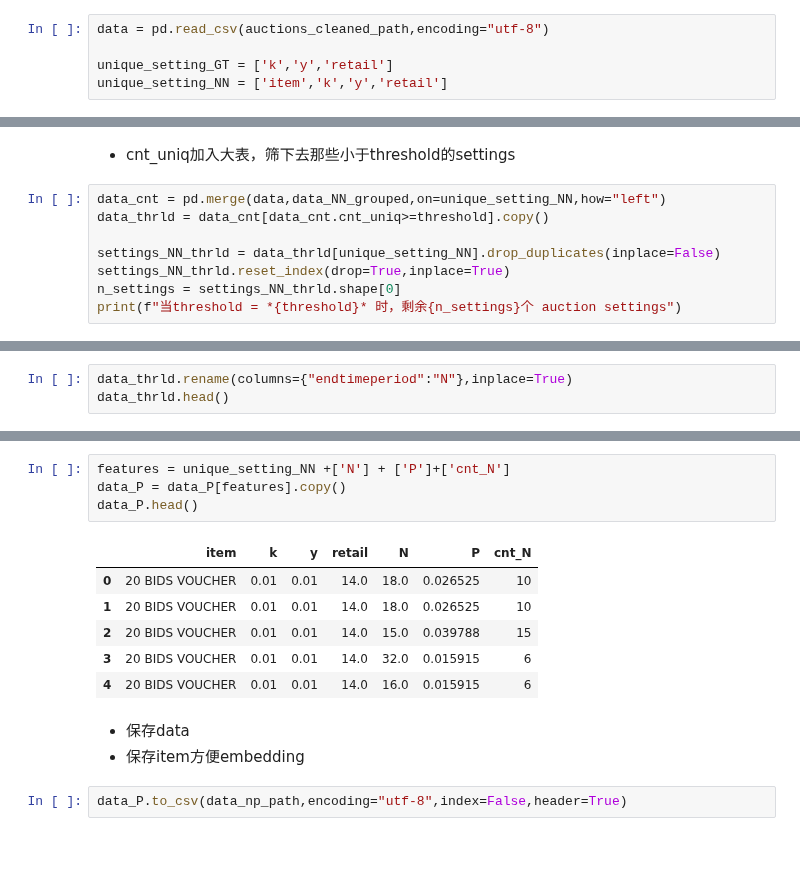
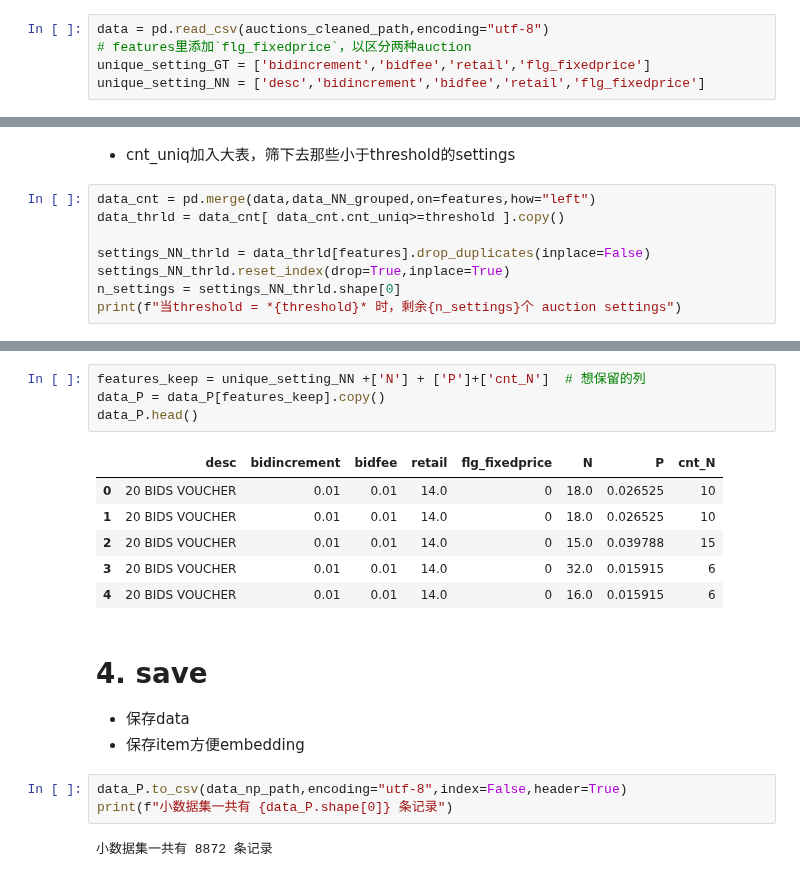
Before and after one commit to 2016317200329/PAProj, a Jupyter notebook: data_handler/large_data_cal_np.ipynb, the cells around one changed output, grey strips where cells are left out. Saved outputs shown, nothing was run; the diff lists cells and outputs as text; blank space fills up the shorter version.

```diff
--- a/data_handler/large_data_cal_np.ipynb
+++ b/data_handler/large_data_cal_np.ipynb
@@ -23,9 +21,9 @@ prod_path = r'E:\DATA\large_dta\prod.csv'
 - 读取
 # %%
 data = pd.read_csv(auctions_cleaned_path,encoding="utf-8")
-
-unique_setting_GT = ['k','y','retail']
-unique_setting_NN = ['item','k','y','retail']
+# features里添加`flg_fixedprice`，以区分两种auction
+unique_setting_GT = ['bidincrement','bidfee','retail','flg_fixedprice']
+unique_setting_NN = ['desc','bidincrement','bidfee','retail','flg_fixedprice']
 # %%
 threshold = 16
 # %% [markdown]
@@ -63,10 +69,10 @@ data_NN_grouped.shape
 # %% [markdown]
 - cnt_uniq加入大表，筛下去那些小于threshold的settings
 # %%
-data_cnt = pd.merge(data,data_NN_grouped,on=unique_setting_NN,how="left")
-data_thrld = data_cnt[data_cnt.cnt_uniq>=threshold].copy()
+data_cnt = pd.merge(data,data_NN_grouped,on=features,how="left")
+data_thrld = data_cnt[ data_cnt.cnt_uniq>=threshold ].copy()
 
-settings_NN_thrld = data_thrld[unique_setting_NN].drop_duplicates(inplace=False)
+settings_NN_thrld = data_thrld[features].drop_duplicates(inplace=False)
 settings_NN_thrld.reset_index(drop=True,inplace=True)
 n_settings = settings_NN_thrld.shape[0]
 print(f"当threshold = *{threshold}* 时，剩余{n_settings}个 auction settings")
@@ -89,3 +106,0 @@ settings_NN_thrld.head()
-# %%
-data_thrld.rename(columns={"endtimeperiod":"N"},inplace=True)
-data_thrld.head()
@@ -131,17 +149,21 @@ data_P.head()
 # %%
-features = unique_setting_NN +['N'] + ['P']+['cnt_N']
-data_P = data_P[features].copy()
+features_keep = unique_setting_NN +['N'] + ['P']+['cnt_N']  # 想保留的列
+data_P = data_P[features_keep].copy()
 data_P.head()
 # %% [output]
-|  | item | k | y | retail | N | P | cnt_N |
-| 0 | 20 BIDS VOUCHER | 0.01 | 0.01 | 14.0 | 18.0 | 0.026525 | 10 |
-| 1 | 20 BIDS VOUCHER | 0.01 | 0.01 | 14.0 | 18.0 | 0.026525 | 10 |
-| 2 | 20 BIDS VOUCHER | 0.01 | 0.01 | 14.0 | 15.0 | 0.039788 | 15 |
-| 3 | 20 BIDS VOUCHER | 0.01 | 0.01 | 14.0 | 32.0 | 0.015915 | 6 |
-| 4 | 20 BIDS VOUCHER | 0.01 | 0.01 | 14.0 | 16.0 | 0.015915 | 6 |
+|  | desc | bidincrement | bidfee | retail | flg_fixedprice | N | P | cnt_N |
+| 0 | 20 BIDS VOUCHER | 0.01 | 0.01 | 14.0 | 0 | 18.0 | 0.026525 | 10 |
+| 1 | 20 BIDS VOUCHER | 0.01 | 0.01 | 14.0 | 0 | 18.0 | 0.026525 | 10 |
+| 2 | 20 BIDS VOUCHER | 0.01 | 0.01 | 14.0 | 0 | 15.0 | 0.039788 | 15 |
+| 3 | 20 BIDS VOUCHER | 0.01 | 0.01 | 14.0 | 0 | 32.0 | 0.015915 | 6 |
+| 4 | 20 BIDS VOUCHER | 0.01 | 0.01 | 14.0 | 0 | 16.0 | 0.015915 | 6 |
 # %% [markdown]
+# 4. save
 - 保存data
 - 保存item方便embedding
 # %%
 data_P.to_csv(data_np_path,encoding="utf-8",index=False,header=True)
+print(f"小数据集一共有 {data_P.shape[0]} 条记录")
+# %% [output]
+小数据集一共有 8872 条记录
 # %%
```
Also changed, not shown: parts of 21 cells of this notebook, 19 other files.
